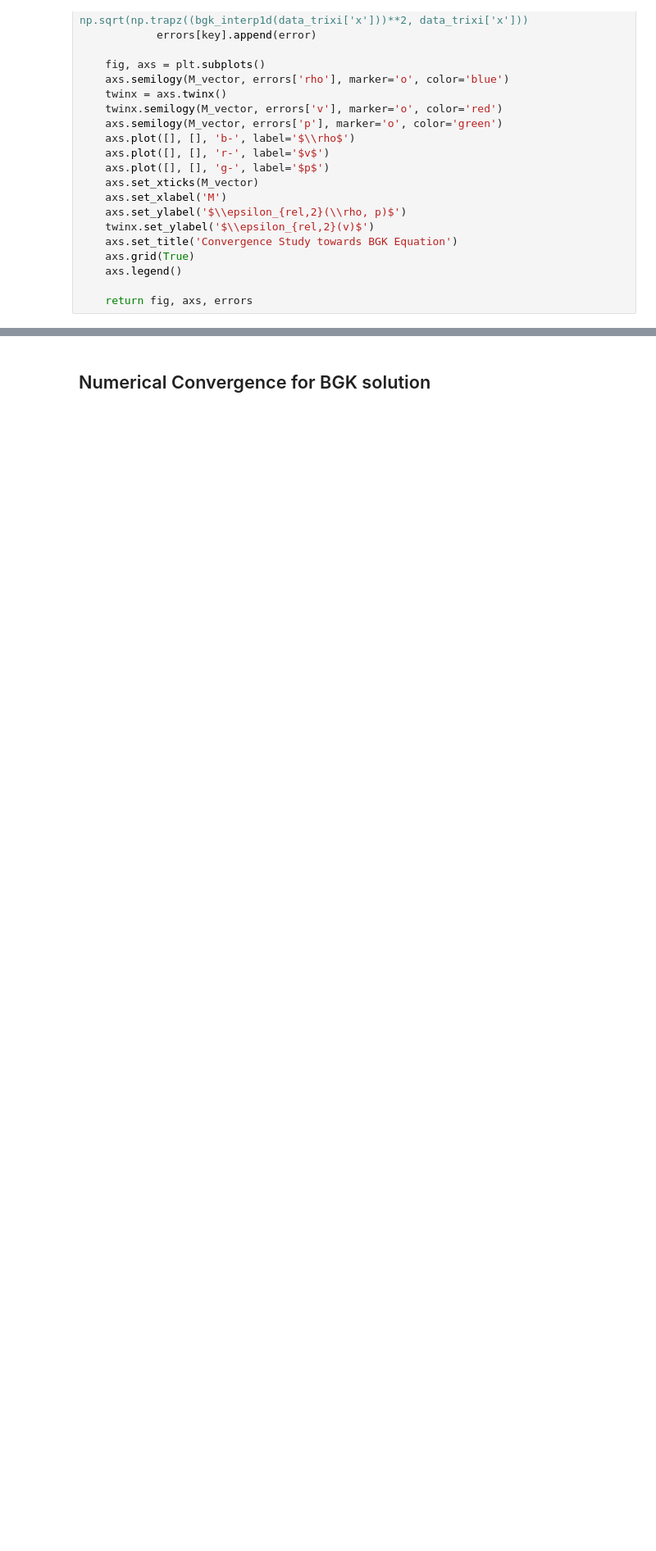
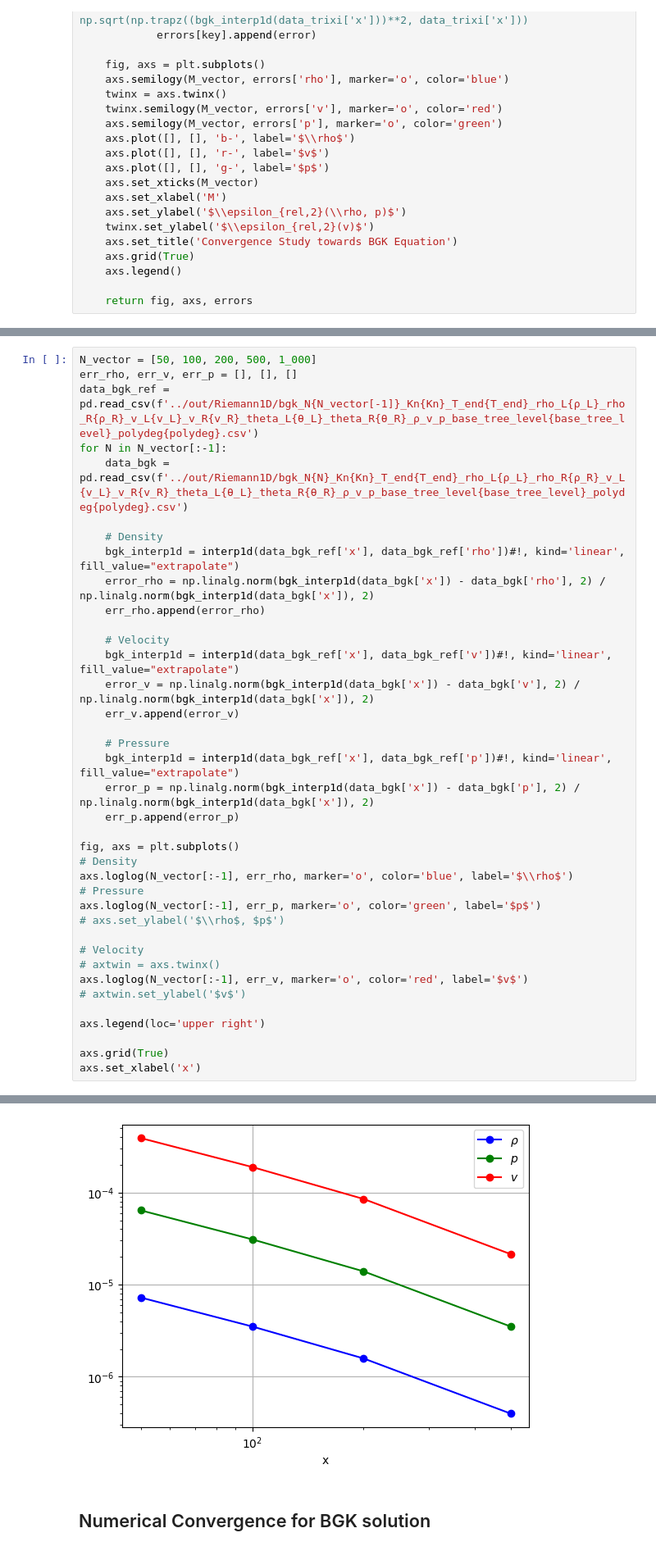
Before and after one commit to JanHab/ExtGram.jl, a Jupyter notebook: notebooks/ConvergencewithBGK.ipynb, the cells around one changed output, grey strips where cells are left out. Shown: that part at 82% size. Saved outputs shown, nothing was run; the diff lists cells and outputs as text; blank space fills up the shorter version.

```diff
--- a/notebooks/ConvergencewithBGK.ipynb
+++ b/notebooks/ConvergencewithBGK.ipynb
@@ -108,0 +143,39 @@ def plotting_convergence(data_bgk, data_gramian, M_vector):
+# %%
+N_vector = [50, 100, 200, 500, 1_000]
+err_rho, err_v, err_p = [], [], []
+data_bgk_ref = pd.read_csv(f'../out/Riemann1D/bgk_N{N_vector[-1]}_Kn{Kn}_T_end{T_end}_rho_L{ρ_L}_rho_R{ρ_R}_v_L{v_L}_v_R{v_R}_theta_L{θ_L}_theta_R{θ_R}_ρ_v_p_base_tree_level{base_tree_level}_polydeg{polydeg}.csv')
+for N in N_vector[:-1]:
+    data_bgk = pd.read_csv(f'../out/Riemann1D/bgk_N{N}_Kn{Kn}_T_end{T_end}_rho_L{ρ_L}_rho_R{ρ_R}_v_L{v_L}_v_R{v_R}_theta_L{θ_L}_theta_R{θ_R}_ρ_v_p_base_tree_level{base_tree_level}_polydeg{polydeg}.csv')
+
+    # Density
+    bgk_interp1d = interp1d(data_bgk_ref['x'], data_bgk_ref['rho'])#!, kind='linear', fill_value="extrapolate")
+    error_rho = np.linalg.norm(bgk_interp1d(data_bgk['x']) - data_bgk['rho'], 2) / np.linalg.norm(bgk_interp1d(data_bgk['x']), 2)
+    err_rho.append(error_rho)
+
+    # Velocity
+    bgk_interp1d = interp1d(data_bgk_ref['x'], data_bgk_ref['v'])#!, kind='linear', fill_value="extrapolate")
+    error_v = np.linalg.norm(bgk_interp1d(data_bgk['x']) - data_bgk['v'], 2) / np.linalg.norm(bgk_interp1d(data_bgk['x']), 2)
+    err_v.append(error_v)
+
+    # Pressure
+    bgk_interp1d = interp1d(data_bgk_ref['x'], data_bgk_ref['p'])#!, kind='linear', fill_value="extrapolate")
+    error_p = np.linalg.norm(bgk_interp1d(data_bgk['x']) - data_bgk['p'], 2) / np.linalg.norm(bgk_interp1d(data_bgk['x']), 2)
+    err_p.append(error_p)
+
+fig, axs = plt.subplots()
+# Density
+axs.loglog(N_vector[:-1], err_rho, marker='o', color='blue', label='$\\rho$')
+# Pressure
+axs.loglog(N_vector[:-1], err_p, marker='o', color='green', label='$p$')
+# axs.set_ylabel('$\\rho$, $p$')
+
+# Velocity
+# axtwin = axs.twinx()
+axs.loglog(N_vector[:-1], err_v, marker='o', color='red', label='$v$')
+# axtwin.set_ylabel('$v$')
+
+axs.legend(loc='upper right')
+
+axs.grid(True)
+axs.set_xlabel('x')
+# %% [output]
@@ -109,3 +183,4 @@ def plotting_convergence(data_bgk, data_gramian, M_vector):
+[figure, added]
 # %% [markdown]
 ## Numerical Convergence for BGK solution
 # %%
```
Also changed, not shown: parts of 9 cells of this notebook, 4 other files.
